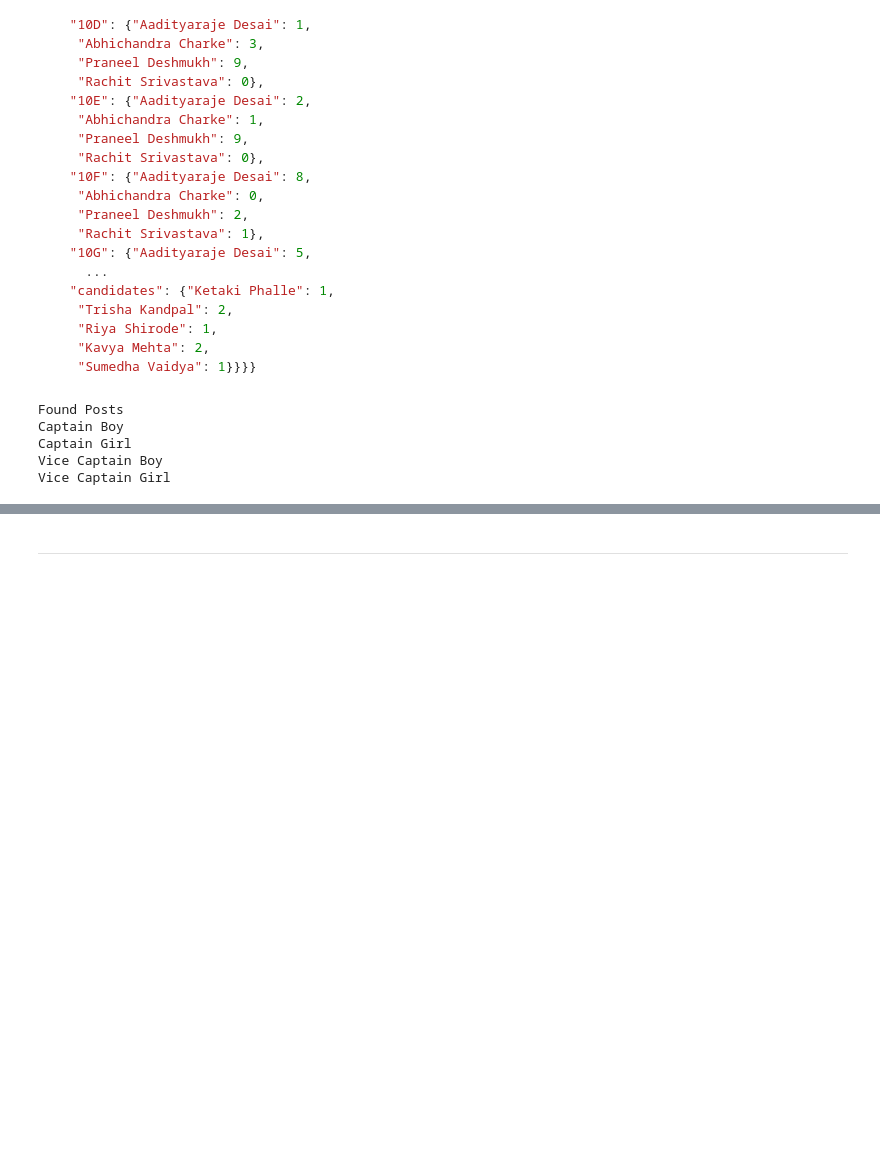
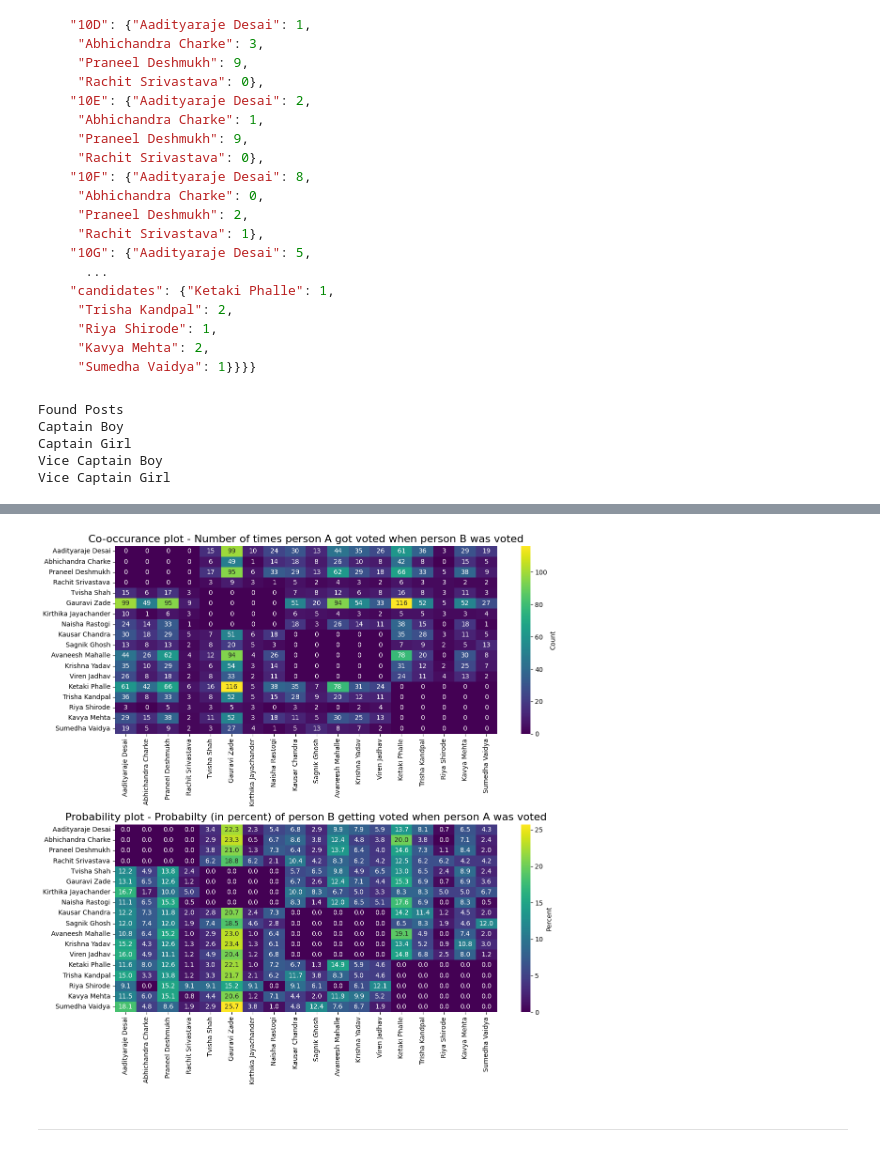
Before and after one commit to d1vij/ip-proj, a Jupyter notebook: proj-nb.ipynb, the cells around one changed output, grey strips where cells are left out. Cells and saved outputs as stored; diff of their text form; code cells hidden in the pictures; blank space fills up the shorter version.

```diff
--- a/proj-nb.ipynb
+++ b/proj-nb.ipynb
@@ -570,11 +736,82 @@ plt.show()
 # %%
 """
 Rank correlation
 See if voters who supported Candidate A also tended to support Candidate B.
-
 """
 
 # constructing votes matrix
+# vote matrix contains which candidate was voted for which post in any particular voting session
+vote_matrix = pd.DataFrame(columns=list(candidate_data.keys()))
+for _class in class_wise_documents:
+    for session_votes in _class["votes"]:
+
+        idx = len(vote_matrix)
+        vote_dict = {}
+        for vote in session_votes:
+            vote_dict[vote["post"]] = vote["name"]  # type:ignore
+
+        vote_matrix.loc[idx] = vote_dict
+
+all_candidates = []
+for _, candidates in candidate_data.items():
+    all_candidates.extend(candidates)
+
+# co-occurance matrix is the matrix showing how many times candidate B was voted when candidate A was voted
+# co-occurance matrix would be N * N where N are the total number of candidates across all posts (18 * 18 for this case)
+co_occurance_matrix = pd.DataFrame(0, index=all_candidates, columns=all_candidates)
+
+# updating co-occurance matrix
+for idx, session in vote_matrix.iterrows():
+    for name_A in session.values:
+        for name_B in session.values:
+            if name_A != name_B:
+                co_occurance_matrix.loc[name_A, name_B] += 1
+
+# creating conditional probability matrix
+# conditional probabilty matrix is created by normalizing columns of co-occurance matrix
+# normalizing means dividing each row of co-occurance matrix by the total votes in that row
+# the matrix gives the probabilty of person b (y axis) being voted when person A (x axis) was voted
+probability_matrix = co_occurance_matrix.div(co_occurance_matrix.sum(axis=1), axis=0)
+
+
+fig, axes = plt.subplots(2, 1, figsize=(12, 12))
+
+axes[0].set_title(
+    "Co-occurance plot - Number of times person A got voted when person B was voted",
+    size=16,
+)
+axes[0].set_xlabel("Person A", size=123)
+axes[0].set_ylabel("Person B", size=12)
+sns.heatmap(
+    co_occurance_matrix,
+    cmap="viridis",
+    vmin=0,
+    annot=True,
+    ax=axes[0],
+    fmt=".0f",
+    cbar_kws={"label": "Count"},
+)
+
+axes[1].set_title(
+    "Probability plot - Probabilty (in percent) of person B getting voted when person A was voted",
+    size=16,
+)
+axes[1].set_xlabel("Person A", size=12, labelpad=15)
+axes[1].set_ylabel("Person B", size=12, labelpad=15)
+sns.heatmap(
+    probability_matrix * 100,
+    cmap="viridis",
+    vmin=0,
+    annot=True,
+    ax=axes[1],
+    fmt=".1f",
+    cbar_kws={"label": "Percent"},
+)
+
+plt.tight_layout()
+plt.show()
+# %% [output]
+[figure, added]
 # %% [markdown]
 ---
 # %%
```
Also changed, not shown: parts of 14 cells of this notebook, 1 other file.
